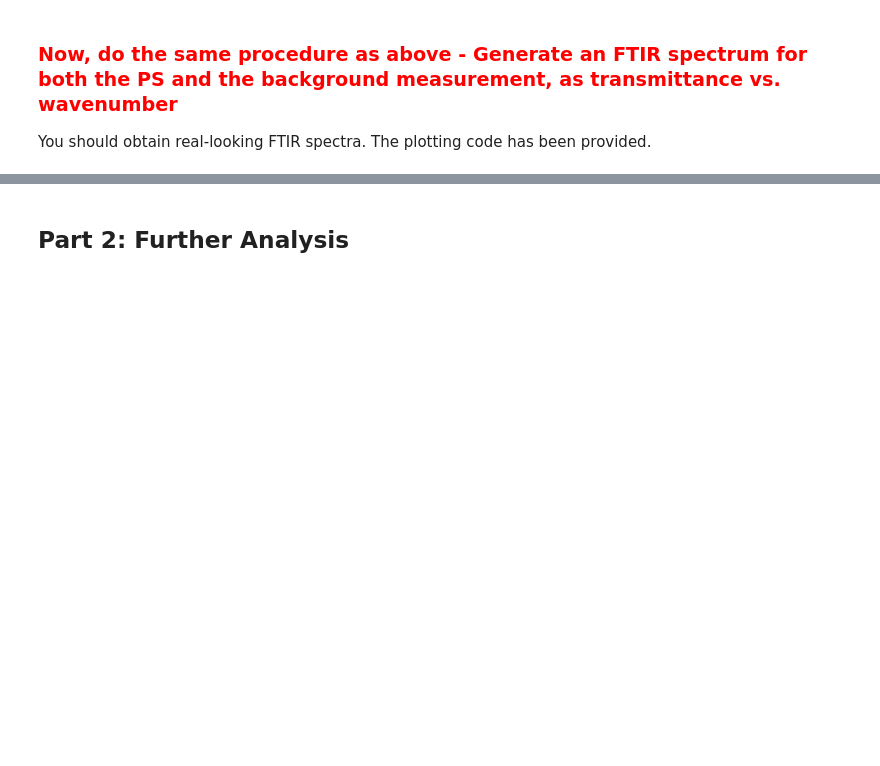
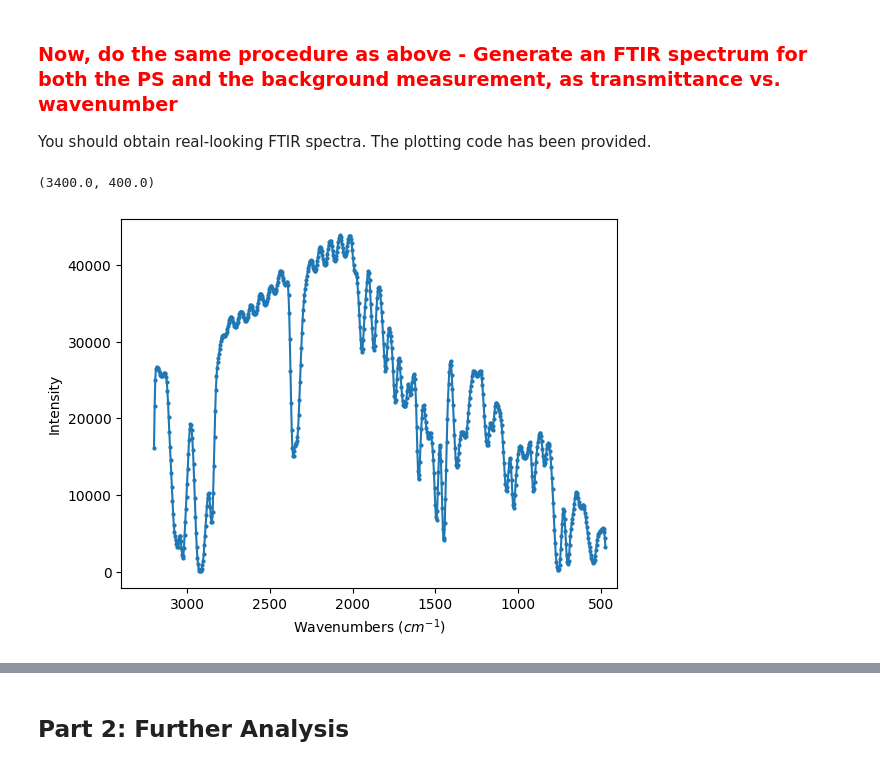
Before and after one commit to AngleKit/HomeworkPython, a Jupyter notebook: Assignments/Assignment2.ipynb, the cells around one changed output, grey strips where cells are left out. Drawn from its saved outputs; the diff is of its cells as text; code cells hidden in the pictures; blank space fills up the shorter version.

```diff
--- a/Assignments/Assignment2.ipynb
+++ b/Assignments/Assignment2.ipynb
@@ -115,8 +125,8 @@ for a in ax:
 Here we will start with a real spectrum and construct its interferogram. Below are two CSV files - one for an FTIR spectrum of Polystyrene, and one for its background. Both are available in the Class Repo (note that file link has changed from class notes; in class notes I had it pointing to my Google Drive. You would need to download the files and upload them into your Google Drive for that to work correctly)
 # %%
 # define the filenames
-file_PS = '/content/MSE7530/sampledata/Polystyrene.csv'
-file_bg = '/content/MSE7530/sampledata/BackgroundSpectrum.csv'
+file_PS = '/Polystyrene.csv'
+file_bg = '/BackgroundSpectrum.csv'
 # %%
 # load the files into dataframes with Pandas
 PS_loaded = pd.read_csv(file_PS,header=0)
@@ -237,7 +252,7 @@ Next we take the product of the interferogram and the test wavenumber to see whe
 test_wn = 2000
 testing = 2*np.cos(2 * np.pi * test_wn * deltas) # except it's not correct for the first one
 testing[0] = np.cos(2 * np.pi * test_wn * deltas[0])
-testing = testing * interferogram_1500
+testing = testing * interferogram_mystery
 # %%
 fig, ax = plt.subplots(1,3,figsize=(10,3))
 for a in ax:
@@ -358,0 +356,36 @@ ax.set_xlim(3400,400)
+# %%
+# your code here - Polystyrene
+# Constants
+h_cm = lambda_HeNe * 10**-7
+ks = np.linspace(0,988,num=989,dtype=int)
+deltas = ks * h_cm
+Delta_max = (1/16) * ks[-1] # cm , indexing -1 turns up the last value in the array
+
+# Load Polystyrene
+n_wns_ps = np.asarray(PS_loaded['DataPoint'])
+wns_ps = np.asarray(PS_loaded['Wavenumber'])
+Is_ps = np.asarray(PS_loaded['Intensity'])
+
+I_delta = np.zeros(len(ks))
+for i in range(len(Is_ps)):
+  I_delta += Is_ps[i] * np.cos(2 * np.pi * wns_ps[i] * deltas)
+A_delta = 0.5 * (1 + np.cos(np.pi * deltas / (ks[-1]*h_cm)))
+interferogram_ps = A_delta * I_delta
+
+# Test
+rels = np.zeros(len(wns_ps))
+for i in range(len(wns_ps)):
+  testing = 2*np.cos(2 * np.pi * wns_ps[i] * deltas) # except it's not correct for the first one
+  testing[0] = np.cos(2 * np.pi * wns_ps[i] * deltas[0])
+  testing = testing * interferogram_ps
+  rels[i] = np.sum(testing)
+
+fig, ax = plt.subplots()
+#ax.plot(wns_to_test,rels)
+ax.plot(wns_ps,rels,'-o',markersize=2)
+ax.set_xlabel('Wavenumbers $(cm^{-1})$')
+ax.set_ylabel('Intensity')
+ax.set_xlim(3400,400)
+# %% [output]
+(3400.0, 400.0)
+[figure, added]
```
Also changed, not shown: parts of 35 cells of this notebook.
